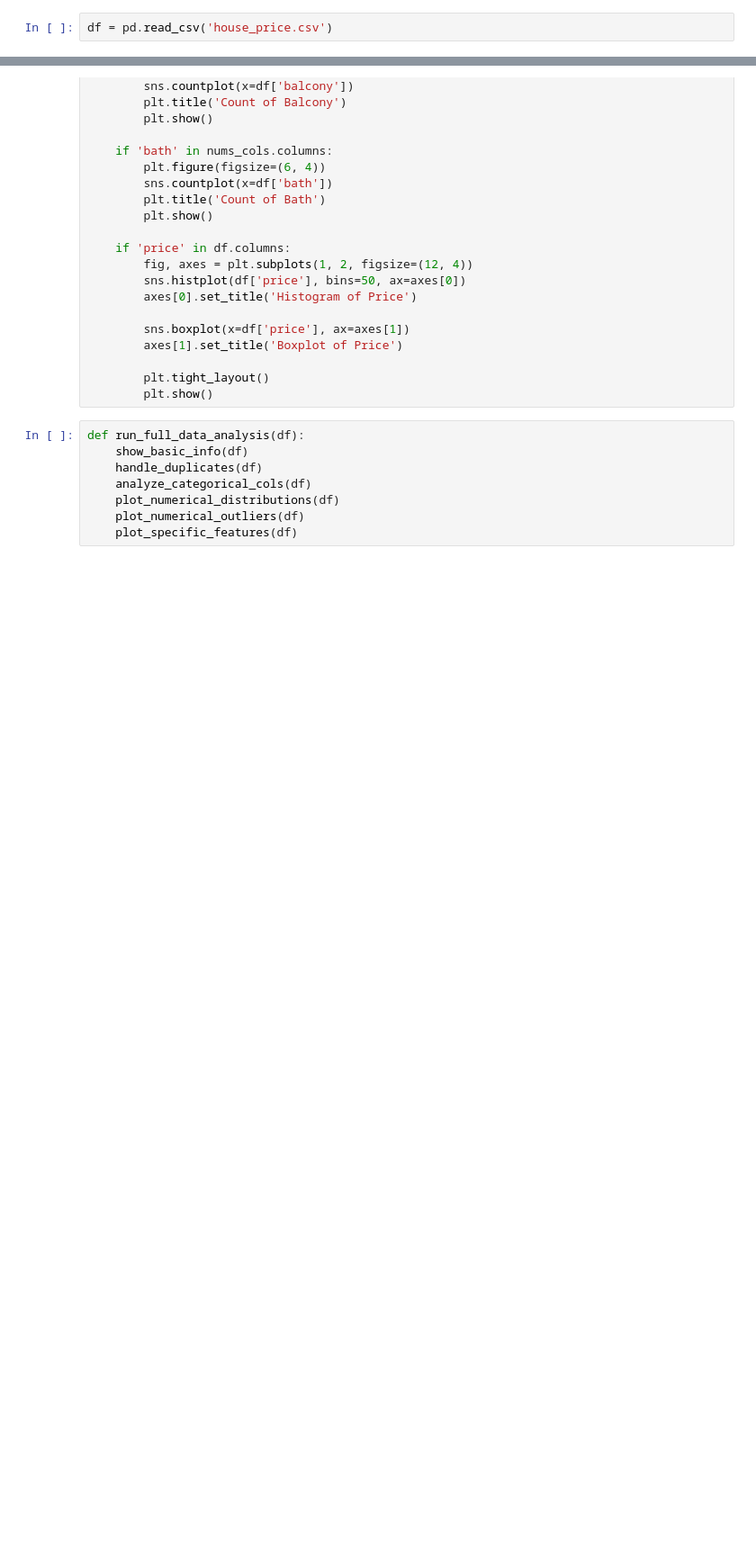
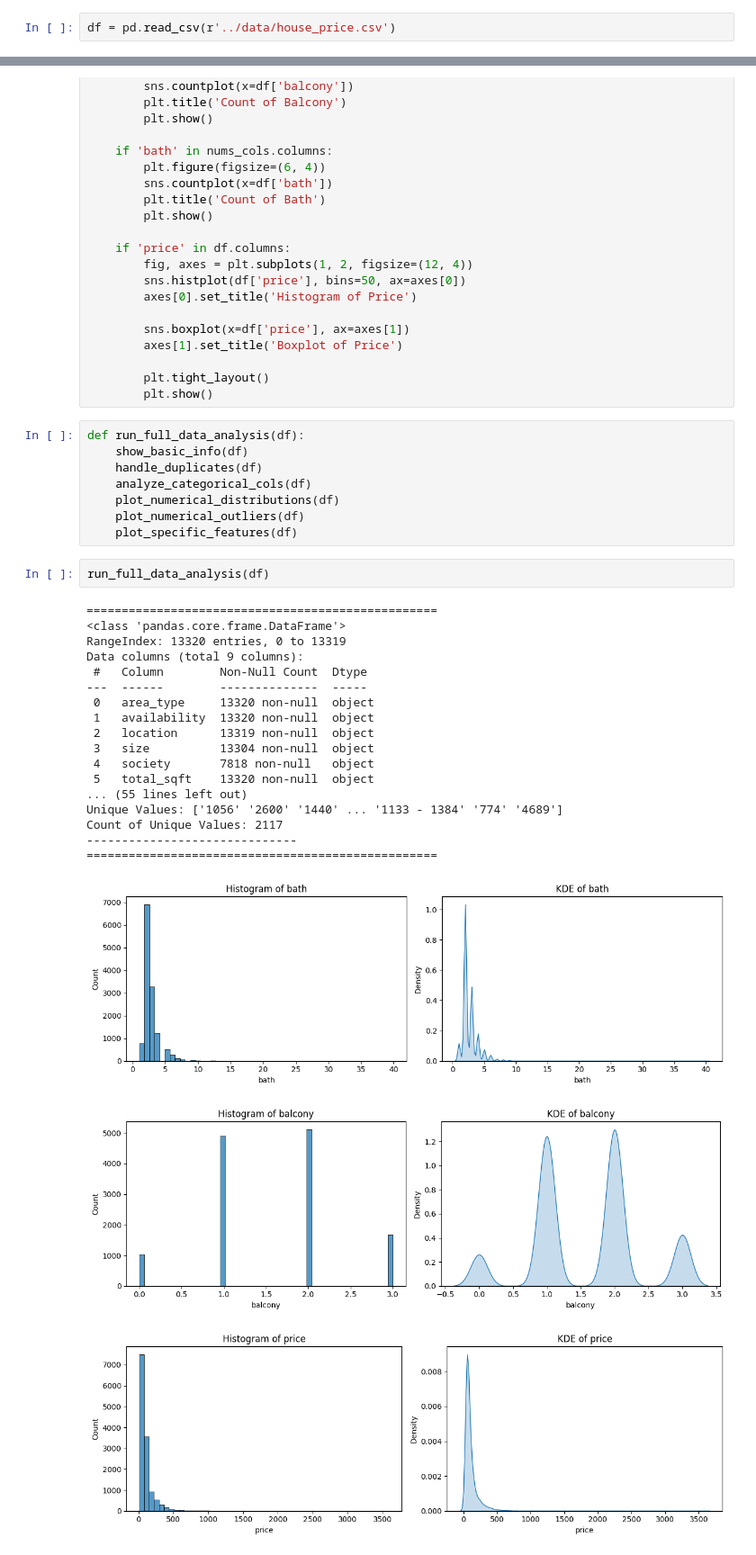
Before and after one commit to ironomar0101-glitch/House-price-predication, a Jupyter notebook: notebooks/analysis_file.ipynb, the cells around one changed output, grey strips where cells are left out. Shown at 90% size. Drawn from its saved outputs; the diff is of its cells as text; blank space fills up the shorter version.

```diff
--- a/notebooks/analysis_file.ipynb
+++ b/notebooks/analysis_file.ipynb
@@ -5,7 +5,7 @@ import matplotlib.pyplot as plt
 import seaborn as sns
 from sklearn.preprocessing import LabelEncoder,OneHotEncoder
 # %%
-df = pd.read_csv('house_price.csv')
+df = pd.read_csv(r'../data/house_price.csv')
 # %%
 def show_basic_info(df):
     print("="*50)
@@ -100,3 +100,26 @@ def run_full_data_analysis(df):
     plot_numerical_distributions(df)
     plot_numerical_outliers(df)
     plot_specific_features(df)
+# %%
+run_full_data_analysis(df)
+# %% [output]
+==================================================
+<class 'pandas.core.frame.DataFrame'>
+RangeIndex: 13320 entries, 0 to 13319
+Data columns (total 9 columns):
+ #   Column        Non-Null Count  Dtype
+---  ------        --------------  -----
+ 0   area_type     13320 non-null  object
+ 1   availability  13320 non-null  object
+ 2   location      13319 non-null  object
+ 3   size          13304 non-null  object
+ 4   society       7818 non-null   object
+ 5   total_sqft    13320 non-null  object
+... (55 lines left out)
+Unique Values: ['1056' '2600' '1440' ... '1133 - 1384' '774' '4689']
+Count of Unique Values: 2117
+------------------------------
+==================================================
+[figure, added]
+[figure, added]
+[figure, added]
```
Also changed, not shown: parts of 1 cell of this notebook, 1 other file.
